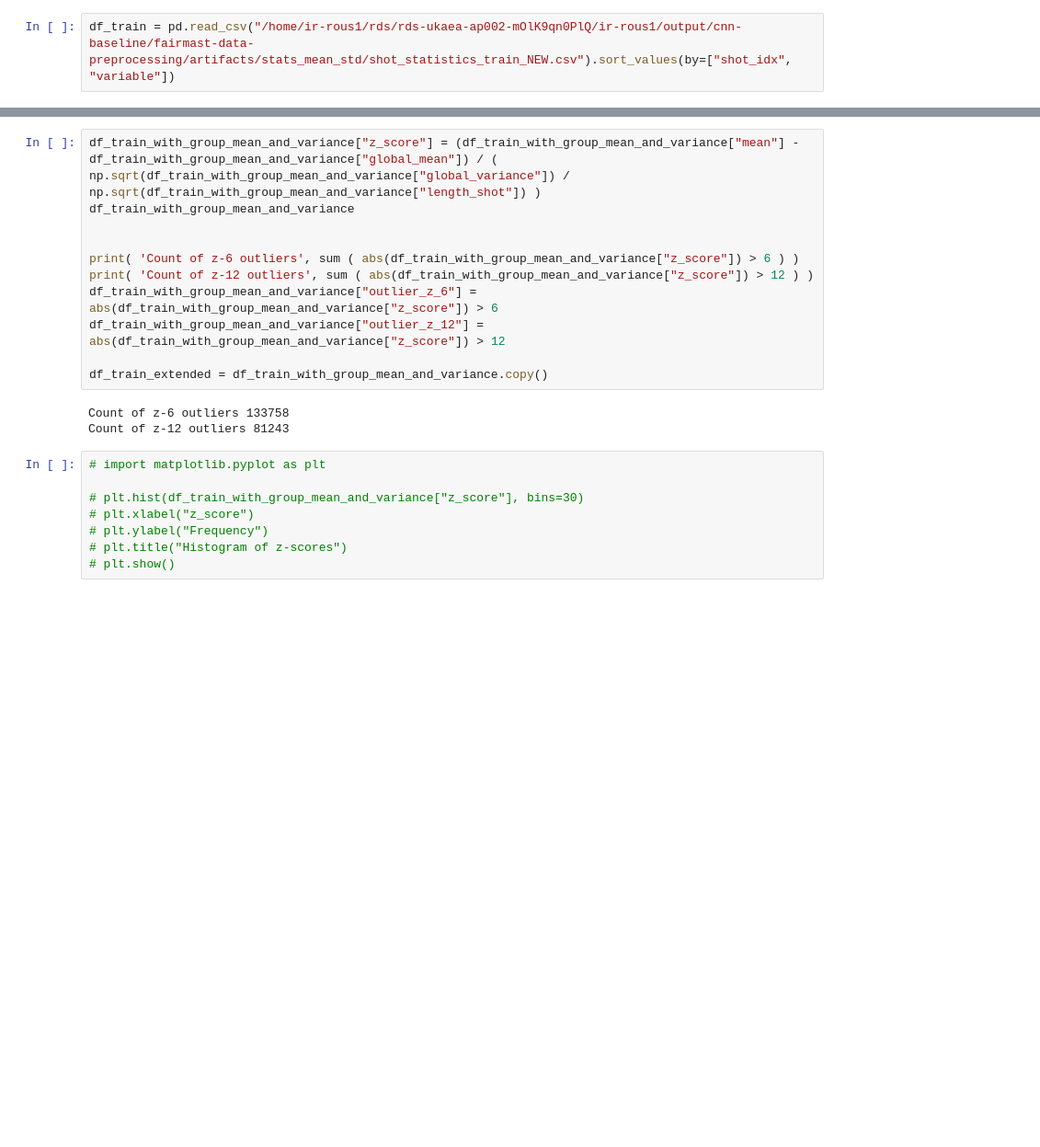
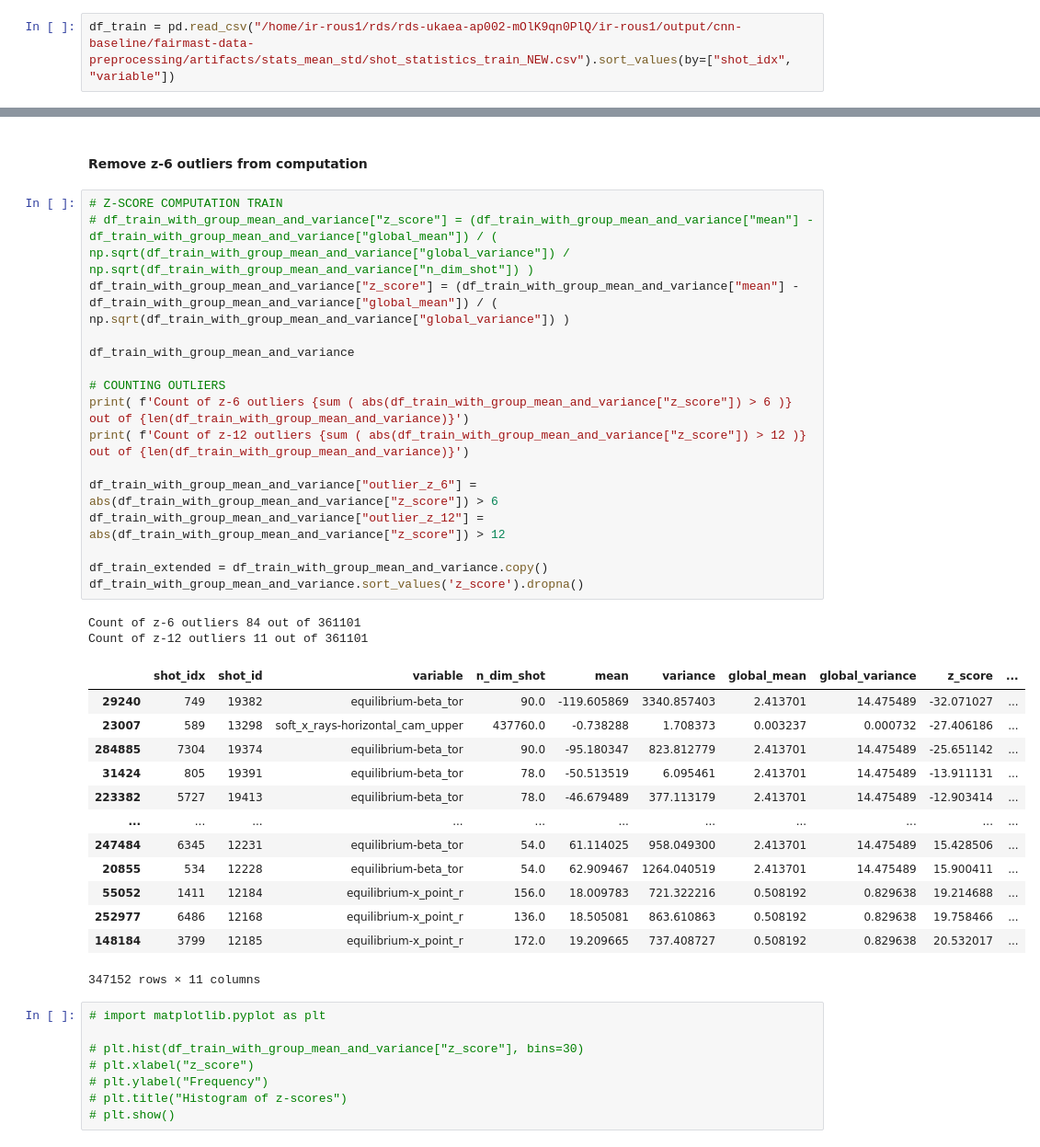
Before and after one commit to DataScienceLabFHSWF/tokamark, a Jupyter notebook: scripts/preprocessing/data_detection_outliers.ipynb, the cells around one changed output, grey strips where cells are left out. Shown at 92% size. Drawn from its saved outputs; the diff is of its cells as text; blank space fills up the shorter version.

```diff
--- a/scripts/preprocessing/data_detection_outliers.ipynb
+++ b/scripts/preprocessing/data_detection_outliers.ipynb
@@ -39,17 +55,37 @@ df_train_with_group_mean_and_variance = df_train_with_group_mean.join(global_var
+# %% [markdown]
+#### Remove z-6 outliers from computation
 # %%
-df_train_with_group_mean_and_variance["z_score"] = (df_train_with_group_mean_and_variance["mean"] - df_train_with_group_mean_and_variance["global_mean"]) / ( np.sqrt(df_train_with_group_mean_and_variance["global_variance"]) / np.sqrt(df_train_with_group_mean_and_variance["length_shot"]) )
+# Z-SCORE COMPUTATION TRAIN
+# df_train_with_group_mean_and_variance["z_score"] = (df_train_with_group_mean_and_variance["mean"] - df_train_with_group_mean_and_variance["global_mean"]) / ( np.sqrt(df_train_with_group_mean_and_variance["global_variance"]) / np.sqrt(df_train_with_group_mean_and_variance["n_dim_shot"]) )
+df_train_with_group_mean_and_variance["z_score"] = (df_train_with_group_mean_and_variance["mean"] - df_train_with_group_mean_and_variance["global_mean"]) / ( np.sqrt(df_train_with_group_mean_and_variance["global_variance"]) )
+
 df_train_with_group_mean_and_variance
 
+# COUNTING OUTLIERS
+print( f'Count of z-6 outliers {sum ( abs(df_train_with_group_mean_and_variance["z_score"]) > 6 )} out of {len(df_train_with_group_mean_and_variance)}')
+print( f'Count of z-12 outliers {sum ( abs(df_train_with_group_mean_and_variance["z_score"]) > 12 )} out of {len(df_train_with_group_mean_and_variance)}')
 
-print( 'Count of z-6 outliers', sum ( abs(df_train_with_group_mean_and_variance["z_score"]) > 6 ) )
-print( 'Count of z-12 outliers', sum ( abs(df_train_with_group_mean_and_variance["z_score"]) > 12 ) )
 df_train_with_group_mean_and_variance["outlier_z_6"] = abs(df_train_with_group_mean_and_variance["z_score"]) > 6
 df_train_with_group_mean_and_variance["outlier_z_12"] = abs(df_train_with_group_mean_and_variance["z_score"]) > 12
 
 df_train_extended = df_train_with_group_mean_and_variance.copy()
+df_train_with_group_mean_and_variance.sort_values('z_score').dropna()
 # %% [output]
-Count of z-6 outliers 133758
-Count of z-12 outliers 81243
+Count of z-6 outliers 84 out of 361101
+Count of z-12 outliers 11 out of 361101
+|  | shot_idx | shot_id | variable | n_dim_shot | mean | variance | global_mean | global_variance | z_score | ... |
+| 29240 | 749 | 19382 | equilibrium-beta_tor | 90.0 | -119.605869 | 3340.857403 | 2.413701 | 14.475489 | -32.071027 | ... |
+| 23007 | 589 | 13298 | soft_x_rays-horizontal_cam_upper | 437760.0 | -0.738288 | 1.708373 | 0.003237 | 0.000732 | -27.406186 | ... |
+| 284885 | 7304 | 19374 | equilibrium-beta_tor | 90.0 | -95.180347 | 823.812779 | 2.413701 | 14.475489 | -25.651142 | ... |
+| 31424 | 805 | 19391 | equilibrium-beta_tor | 78.0 | -50.513519 | 6.095461 | 2.413701 | 14.475489 | -13.911131 | ... |
+| 223382 | 5727 | 19413 | equilibrium-beta_tor | 78.0 | -46.679489 | 377.113179 | 2.413701 | 14.475489 | -12.903414 | ... |
+| ... | ... | ... | ... | ... | ... | ... | ... | ... | ... | ... |
+| 247484 | 6345 | 12231 | equilibrium-beta_tor | 54.0 | 61.114025 | 958.049300 | 2.413701 | 14.475489 | 15.428506 | ... |
+| 20855 | 534 | 12228 | equilibrium-beta_tor | 54.0 | 62.909467 | 1264.040519 | 2.413701 | 14.475489 | 15.900411 | ... |
+| 55052 | 1411 | 12184 | equilibrium-x_point_r | 156.0 | 18.009783 | 721.322216 | 0.508192 | 0.829638 | 19.214688 | ... |
+| 252977 | 6486 | 12168 | equilibrium-x_point_r | 136.0 | 18.505081 | 863.610863 | 0.508192 | 0.829638 | 19.758466 | ... |
+| 148184 | 3799 | 12185 | equilibrium-x_point_r | 172.0 | 19.209665 | 737.408727 | 0.508192 | 0.829638 | 20.532017 | ... |
+347152 rows × 11 columns
 # %%
 # import matplotlib.pyplot as plt
 
```
Also changed, not shown: parts of 13 cells of this notebook, 2 other files.
